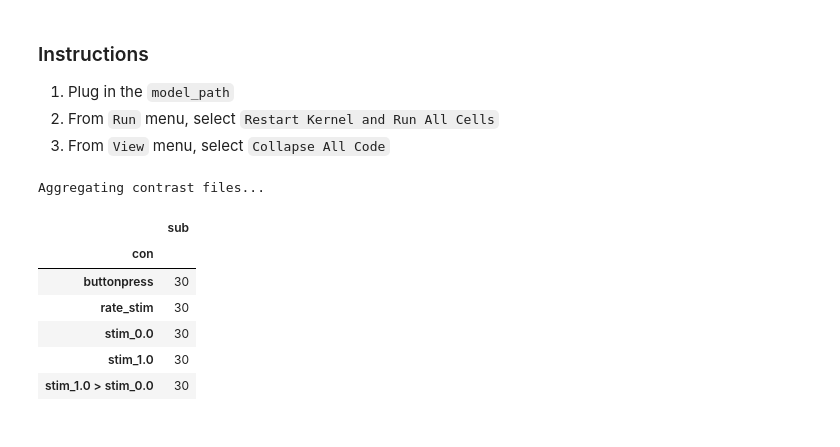
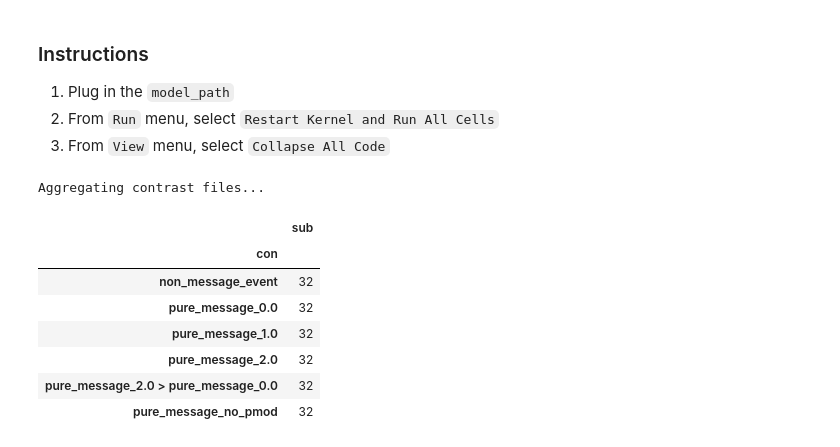
Before and after one commit to cnlab/cnlab_pipeline, a Jupyter notebook: cnlab/GLM/Second Level - One-sample t-test.ipynb, the cells around one changed output. Cells and saved outputs as stored; diff of their text form; code cells hidden in the pictures.

```diff
--- a/cnlab/GLM/Second Level - One-sample t-test.ipynb
+++ b/cnlab/GLM/Second Level - One-sample t-test.ipynb
@@ -5,7 +5,7 @@
 2. From `Run` menu, select `Restart Kernel and Run All Cells`
 3. From `View` menu, select `Collapse All Code`
 # %%
-model_path = '/data00/projects/megameta/stanford_ks1/models/task-fund_model-funded/task-fund_model-funded.json'
+model_path = '/data00/projects/megameta/scripts/jupyter_megameta/l1analysis/smoking_UCLA/task-ads_model-bin3.json'
 # %%
 import os, glob, re, sys, json, copy
 
@@ -22,6 +22,12 @@ import scipy.io as sio
 
 from nilearn import plotting
 # %%
+def ensure_list(obj):
+    if type(obj) is not list:
+        return [obj]
+    else:
+        return obj
+
 def copy_from_template(target, template):
     for key, item in template.items():
         if key not in target.keys():
@@ -32,8 +38,7 @@ def copy_from_template(target, template):
 with open(model_path, 'r') as f:
     model = json.load(f)
 
-if model.get("Template"):
-    template_path = model.get("Template")
+for template_path in ensure_list(model.get("Template", [])):
     with open(template_path, 'r') as f:
         template = json.load(f)
     copy_from_template(model, template)
@@ -47,38 +52,40 @@ mlab.MatlabCommand.set_default_paths(env["spm_path"])
 con_df = []
 print("Aggregating contrast files...")
 
 for sub_folder in glob.glob(os.path.join(env['output_path'], job_name, 'sub-*')):
 
     if not os.path.isdir(sub_folder):
         continue
 
     sub = os.path.basename(sub_folder)
 
     spm_file = os.path.join(sub_folder, 'SPM.mat')
     if not os.path.exists(spm_file):
         continue
 
     spm_mat = sio.loadmat(spm_file,
                squeeze_me=True, struct_as_record=False)
 
     for n, con in enumerate(spm_mat['SPM'].xCon, start=1):
         con_file = os.path.join(sub_folder, f"con_{n:04d}.nii")
         if os.path.exists(con_file):
             con_df.append({'sub': sub,
                           'con': con.name,
                           'path': con_file})
 
 con_df = pd.DataFrame(con_df)
+con_df.to_csv(os.path.join(env['output_path'], job_name, 'contrasts.csv'), index=False)
 con_df.pivot_table(index='con', values='sub', aggfunc='count')
 # %% [output]
 Aggregating contrast files...
 |  | sub |
 | con |  |
-| buttonpress | 30 |
-| rate_stim | 30 |
-| stim_0.0 | 30 |
-| stim_1.0 | 30 |
-| stim_1.0 > stim_0.0 | 30 |
+| non_message_event | 32 |
+| pure_message_0.0 | 32 |
+| pure_message_1.0 | 32 |
+| pure_message_2.0 | 32 |
+| pure_message_2.0 > pure_message_0.0 | 32 |
+| pure_message_no_pmod | 32 |
 # %%
 def get_contrast_files(contrast_name, contrast_df):
     return contrast_df.query(f'con == "{contrast_name}"').path.tolist()
```
Also changed, not shown: parts of 2 cells of this notebook, 45 other files.
